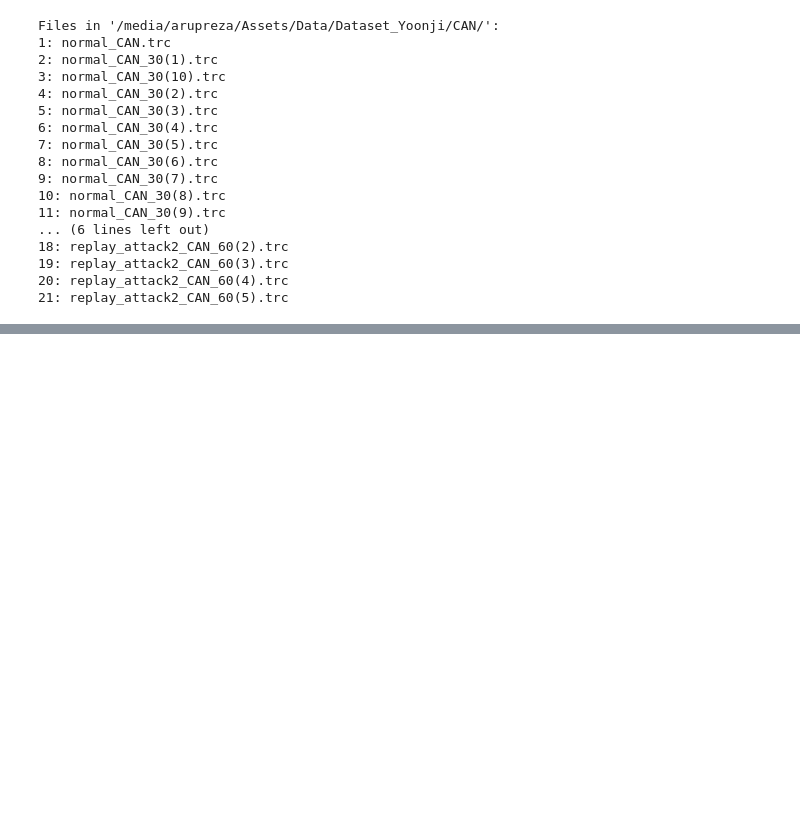
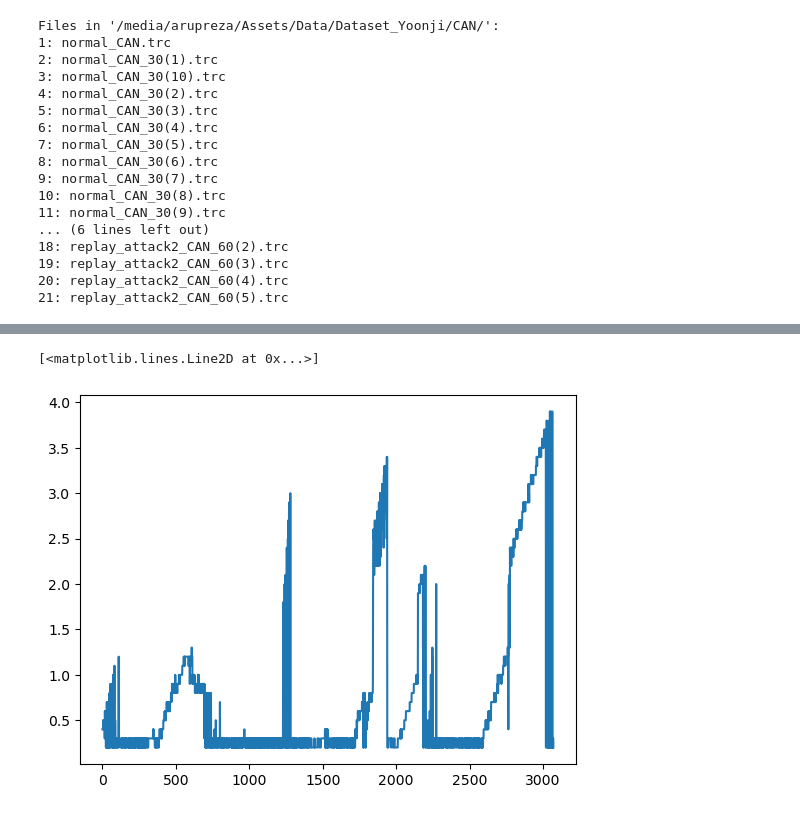
Before and after one commit to Arupreza/Securing-LIN-Insights-from-Ultrasonic-Sensor-Data-Impact-on-CAN-Protocol, a Jupyter notebook: Data_Analysis.ipynb, the cells around one changed output, grey strips where cells are left out. Cells and saved outputs as stored; diff of their text form; code cells hidden in the pictures; blank space fills up the shorter version.

```diff
--- a/Data_Analysis.ipynb
+++ b/Data_Analysis.ipynb
@@ -48,17 +50,7 @@ cols = ["Time_Offset", "CAN_ID"] + [f'Payload_{i}' for i in range(1, 9)] + ["Tim
 # %%
 # Define the function
 def process_file(file_name, cols):
-    """
-    Processes a CAN or LIN file and returns a cleaned DataFrame with selected columns,
-    replacing NaN values with -1.
 
-    Args:
-        file_name (str): Name of the file to process.
-        cols (list): List of column names to keep in the resulting DataFrame.
-
-    Returns:
-        pd.DataFrame: Cleaned DataFrame with the specified columns and NaN replaced by -1.
-    """
     # Prepend the directory path to the file name
     file_path = os.path.join(in_can, file_name)  # Full file path
 
@@ -78,6 +70,8 @@ def process_file(file_name, cols):
     a = a[cols]
 
     # Replace NaN values with -1
-    a = a.fillna(-1)
+    a = a.fillna(-0.001)
+
+    a = a[a["CAN_ID"] == "0510"]
 
     return a
@@ -94,0 +118,19 @@ NameError: name 'normal_CAN' is not defined
+# %%
+# Assuming process_file and cols are already defined
+# Process files and add a "Label" column
+normal_CAN_files = [
+    "normal_CAN_30(1).trc", "normal_CAN_30(2).trc", "normal_CAN_30(3).trc",
+    "normal_CAN_30(4).trc", "normal_CAN_30(5).trc", "normal_CAN_30(6).trc",
+    "normal_CAN_30(7).trc", "normal_CAN_30(8).trc", "normal_CAN_30(9).trc",
+    "normal_CAN_30(10).trc"
+]
+
+# Process all files into a list of DataFrames
+dataframes = []
+for file in normal_CAN_files:
+    df = process_file(file, cols)
+    df["Label"] = 0  # Assign label
+    dataframes.append(df)
+
+# Combine all DataFrames into one
+All_Normal_df = pd.concat(dataframes, ignore_index=True)
@@ -94,0 +193,5 @@ NameError: name 'normal_CAN' is not defined
+# %%
+plt.plot(All_Normal_df[All_Normal_df["CAN_ID"] == "0510"]["Time_Gap"])
+# %% [output]
+[<matplotlib.lines.Line2D at 0x...>]
+[figure, added]
```
Also changed, not shown: parts of 7 cells of this notebook, 1 other file.
